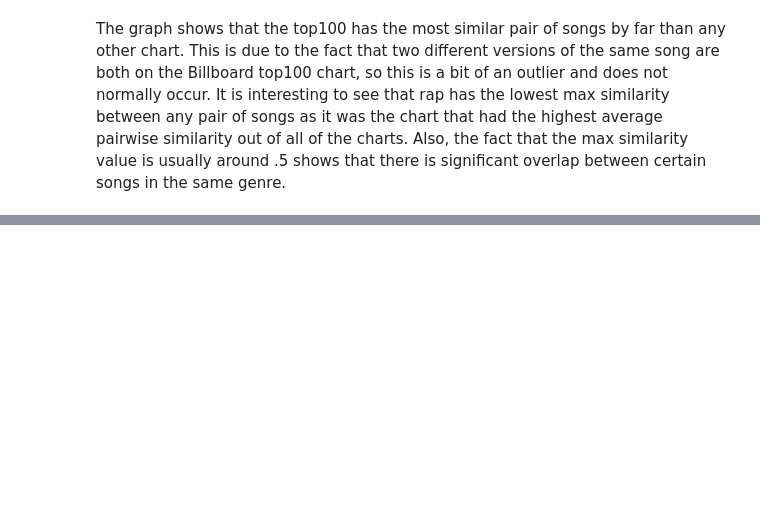
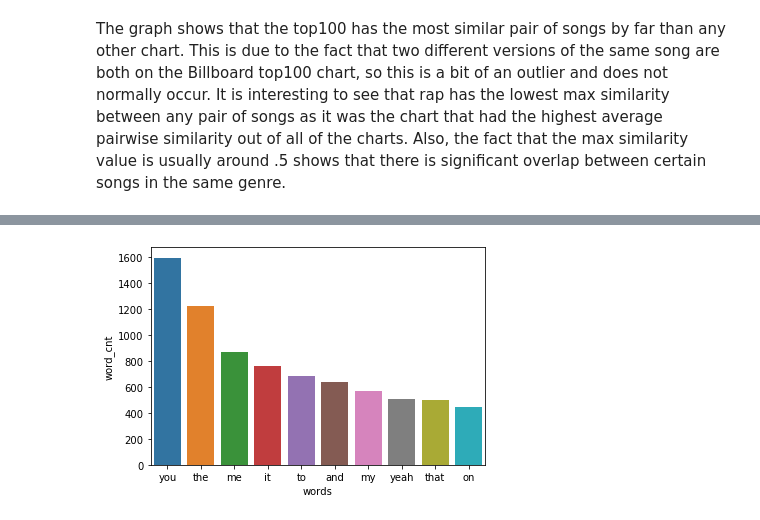
Before and after one commit to suttonr75/320FinalFall2019, a Jupyter notebook: FinalProject.ipynb, the cells around one changed output, grey strips where cells are left out. Saved outputs shown, nothing was run; the diff lists cells and outputs as text; code cells hidden in the pictures; blank space fills up the shorter version.

```diff
--- a/FinalProject.ipynb
+++ b/FinalProject.ipynb
@@ -653,0 +305,4 @@ The graph shows that the top100 has the most similar pair of songs by far than a
+# %%
+create_word_freq_chart(top100)
+# %% [output]
+[figure, added]
```
Also changed, not shown: parts of 65 cells of this notebook.
